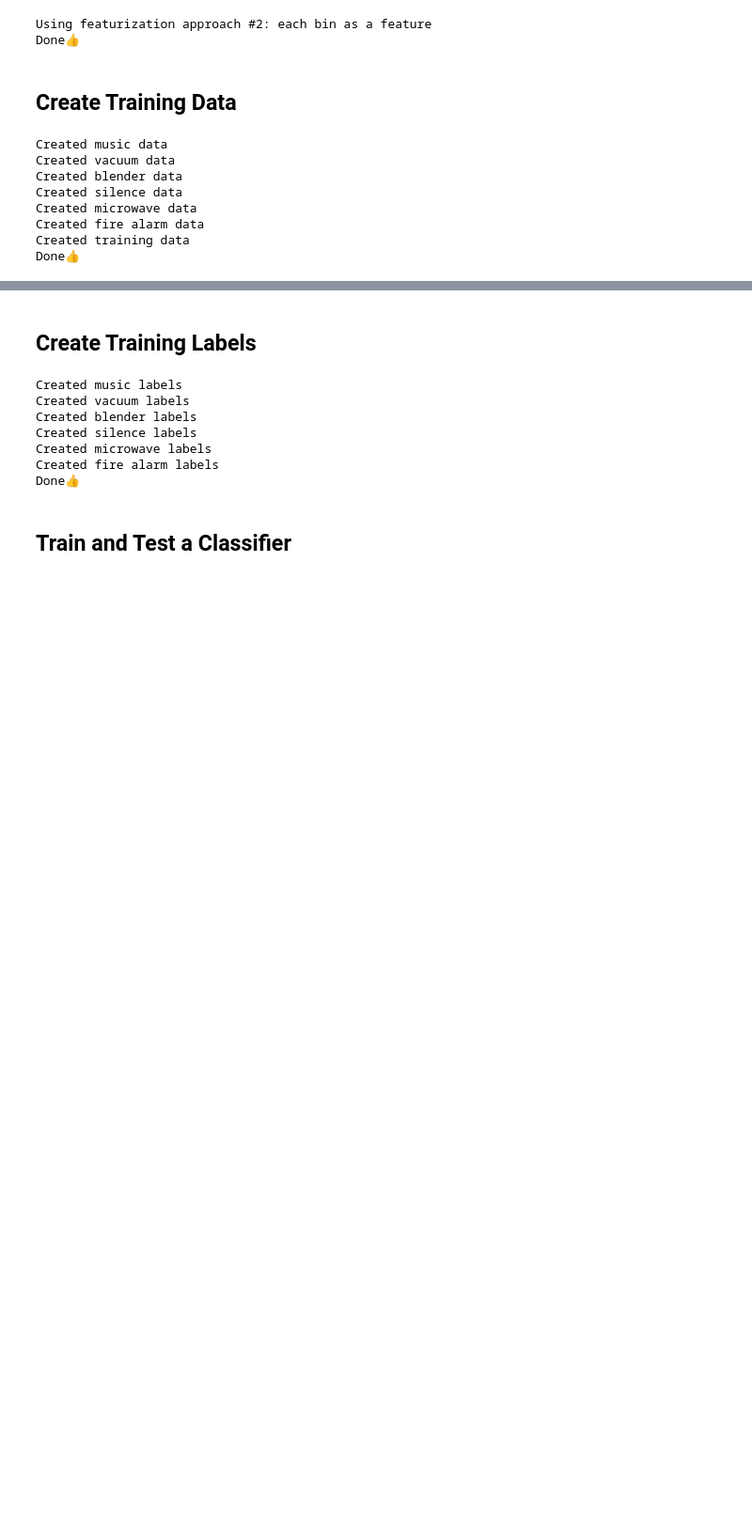
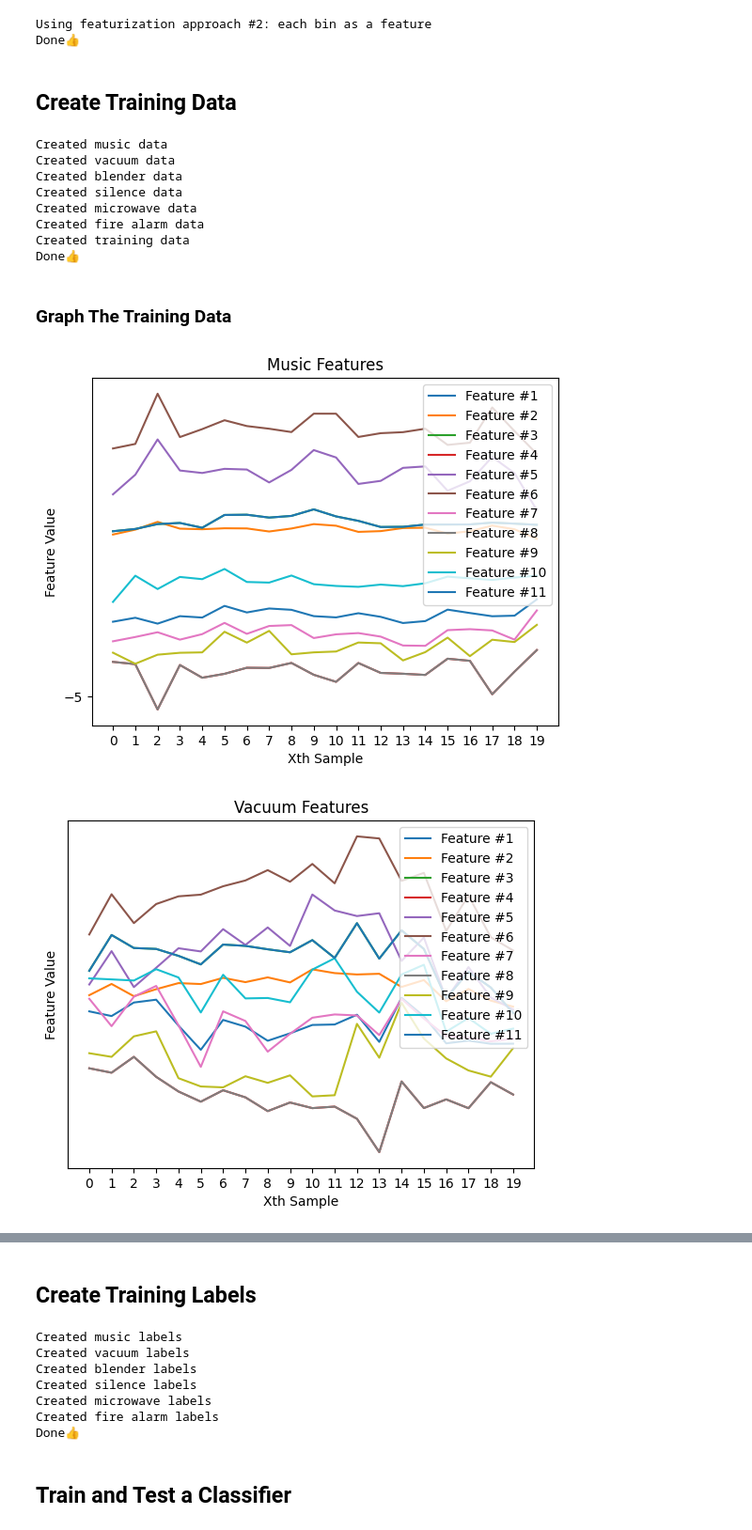
Before and after one commit to gaddi22/COSC522Assignment2, a Jupyter notebook: assignment.ipynb, the cells around one changed output, grey strips where cells are left out. Shown at 94% size. Saved outputs shown, nothing was run; the diff lists cells and outputs as text; code cells hidden in the pictures; blank space fills up the shorter version.

```diff
--- a/assignment.ipynb
+++ b/assignment.ipynb
@@ -184,6 +183,9 @@ Done👍
 # !!! Select the featurization approach by running the appropriate definition above !!!
 # !!!!!!!!!!!!!!!!!!!!!!!!!!!!!!!!!!!!!!!!!!!!!!!!!!!!!!!!!!!!!!!!!!!!!!!!!!!!!!!!!!!!!
 #
+
+from sklearn.preprocessing import StandardScaler, normalize
+import seaborn
 
 music_features      = np.concatenate([featurize(b) for b in music_bins], axis=0)
 print('Created music data')
@@ -198,8 +200,11 @@ print('Created microwave data')
 fire_alarm_features = np.concatenate([featurize(b) for b in fire_alarm_bins], axis=0)
 print('Created fire alarm data')
 
+features = (music_features, vacuum_features, blender_features, silence_features, microwave_features, fire_alarm_features)
+
 # This is the data we will use to train our model
-data = np.concatenate((music_features, vacuum_features, blender_features, silence_features, microwave_features, fire_alarm_features), axis=0)
+data = np.concatenate(features, axis=0)
+
 print('Created training data')
 print('Done👍')
 # %% [output]
@@ -211,3 +216,44 @@ Created microwave data
 Created fire alarm data
 Created training data
 Done👍
+# %% [markdown]
+### Graph The Training Data
+# %%
+def graph_features(features, titles):
+    '''
+    Graphs each of the features for each sample of each class.
+    '''
+    for f, title in zip(features, titles):
+        # For each different feature vector list
+        plt.title(f'{title.title()} Features')
+        # For each sample of features in the feature vector list
+        for i in range(f.shape[1]):
+            # Get all the values for the feature
+            values_for_feature_across_samples = f[:,i]
+
+            plt.ylabel('Feature Value')
+            plt.xlabel('Xth Sample')
+
+            # Plot the feature values for each sample
+            line = plt.plot(list(range(20)), values_for_feature_across_samples)
+            # Add the line to the legend
+            line[0].set_label(f'Feature #{i + 1}')
+
+            # 1 tick on the X axis for each of the 20 files
+            plt.xticks(list(range(20)))
+
+            # Calculate the Y ticks on the graph so that
+            # The graphs are all the same size, except for graphs with outliers (rare)
+            smallest_y_tick = min(-5, np.min(values_for_feature_across_samples))
+            largest_y_tick = min(-5, np.min(values_for_feature_across_samples))
+            plt.yticks(list(range(int(smallest_y_tick), int(largest_y_tick) + 1)))
+
+        if f.shape[1] < 18:
+            plt.legend(loc=1)
+
+        plt.show()
+
+graph_features(features, ['music', 'vacuum', 'blender', 'silence', 'microwave', 'fire alarm'])
+# %% [output]
+[figure, added]
+[figure, added]
```
Also changed, not shown: parts of 11 cells of this notebook.
